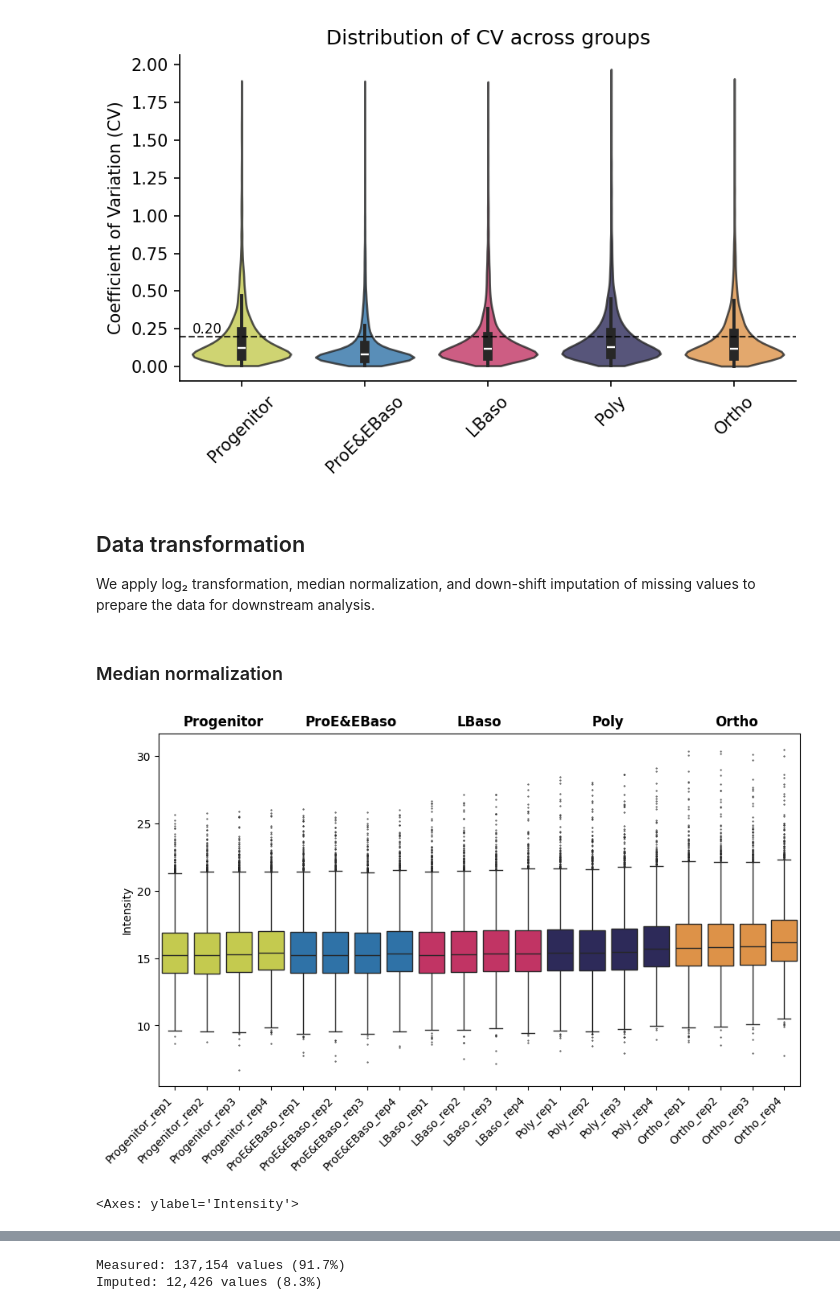
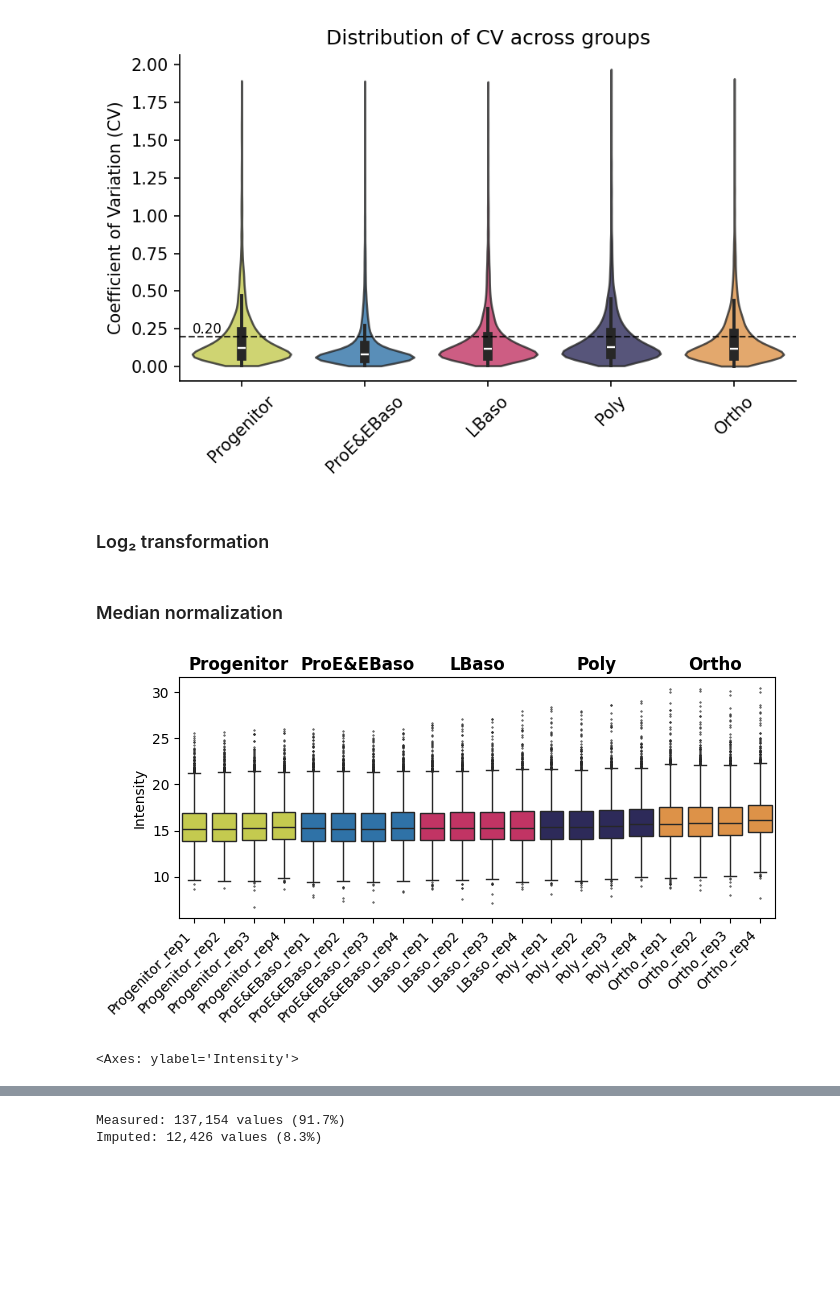
Before and after one commit to UKHD-NP/proteopy, a Jupyter notebook: docs/tutorials/karayel-2020_proteome-remodeling-during-human-erythropoiesis.ipynb, the cells around one changed output, grey strips where cells are left out. Cells and saved outputs as stored; diff of their text form; code cells hidden in the pictures; blank space fills up the shorter version.

Commit message:
update: karayel2020 protein-level analysis notebook

```diff
--- a/docs/tutorials/karayel-2020_proteome-remodeling-during-human-erythropoiesis.ipynb
+++ b/docs/tutorials/karayel-2020_proteome-remodeling-during-human-erythropoiesis.ipynb
@@ -114,11 +119,11 @@ adata.uns["colors_cell_type"] = {
     "Progenitor": "#D6DE3B",
 }
 
-diff_order = ["Progenitor", "ProE&EBaso", "LBaso", "Poly", "Ortho"]
+adata.uns["order_cell_type"] = ["Progenitor", "ProE&EBaso", "LBaso", "Poly", "Ortho"]
 
 # Replicates
 n_reps = adata.obs["replicate"].nunique()
 cmap = mpl.colormaps["tab10"]
 adata.uns["colors_replicate"] = cmap(range(n_reps)).tolist()
 
-rep_order = sorted(adata.obs["replicate"].unique().tolist())
+adata.uns["order_replicate"] = sorted(adata.obs["replicate"].unique().tolist())
@@ -271,9 +280,7 @@ Poly             4642.0           69.8465
 Ortho            4111.0           71.8330
 [figure]
 # %% [markdown]
-## Data transformation
-
-We apply log₂ transformation, median normalization, and down-shift imputation of missing values to prepare the data for downstream analysis.
+### Log₂ transformation
 # %%
 # Convert zeros to NaN and log2 transform
 adata.layers["raw"] = adata.X.copy()
@@ -282,17 +289,18 @@ adata.X = np.log2(adata.X)
 # %% [markdown]
 ### Median normalization
 # %%
+# Intensity boxplot before normalization
 pr.pl.intensity_box_per_sample(
     adata,
     order_by="cell_type",
-    order=diff_order,
+    order=adata.uns["order_cell_type"],
     zero_to_na=True,
     color_scheme=adata.uns["colors_cell_type"],
     xlabel_rotation=45,
-    figsize=(9, 6),
+    figsize=(7, 4),
 )
 # %% [output]
-[figure, old version]
+[figure, new version]
 <Axes: ylabel='Intensity'>
 # %%
 pr.pp.normalize_median(adata, log_space=True)
```
Also changed, not shown: parts of 40 cells of this notebook, 1 other file.
